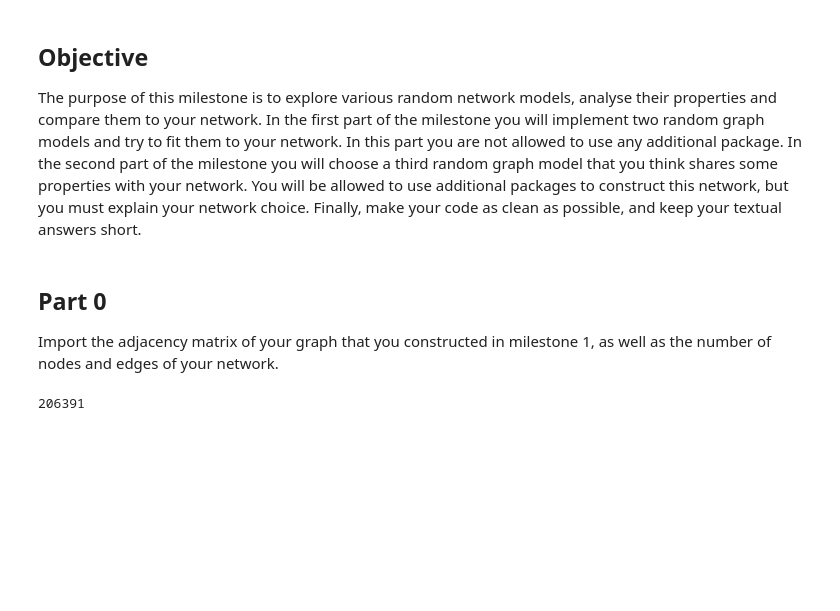
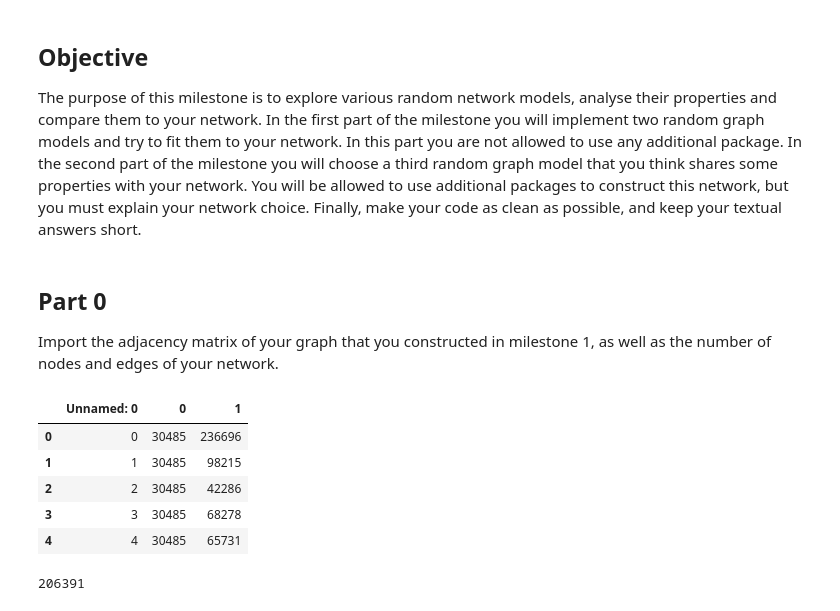
Before and after one commit to othmanbck/ntds_project_2018, a Jupyter notebook: 2_network_models.ipynb, the cells around one changed output. Saved outputs shown, nothing was run; the diff lists cells and outputs as text; code cells hidden in the pictures; blank space fills up the shorter version.

```diff
--- a/2_network_models.ipynb
+++ b/2_network_models.ipynb
@@ -32,6 +32,15 @@ import numpy as np
 # %%
 adjacency = pd.read_csv('data/adjacency.csv')
 edges =  pd.read_csv('data/edges.csv')
+# %%
+edges.head()
+# %% [output]
+|  | Unnamed: 0 | 0 | 1 |
+| 0 | 0 | 30485 | 236696 |
+| 1 | 1 | 30485 | 98215 |
+| 2 | 2 | 30485 | 42286 |
+| 3 | 3 | 30485 | 68278 |
+| 4 | 4 | 30485 | 65731 |
 # %%
 adjacency.drop('Unnamed: 0', axis = 1, inplace = True)
 adjacency = adjacency.values
```
Also changed, not shown: parts of 11 cells of this notebook, 1 other file.
